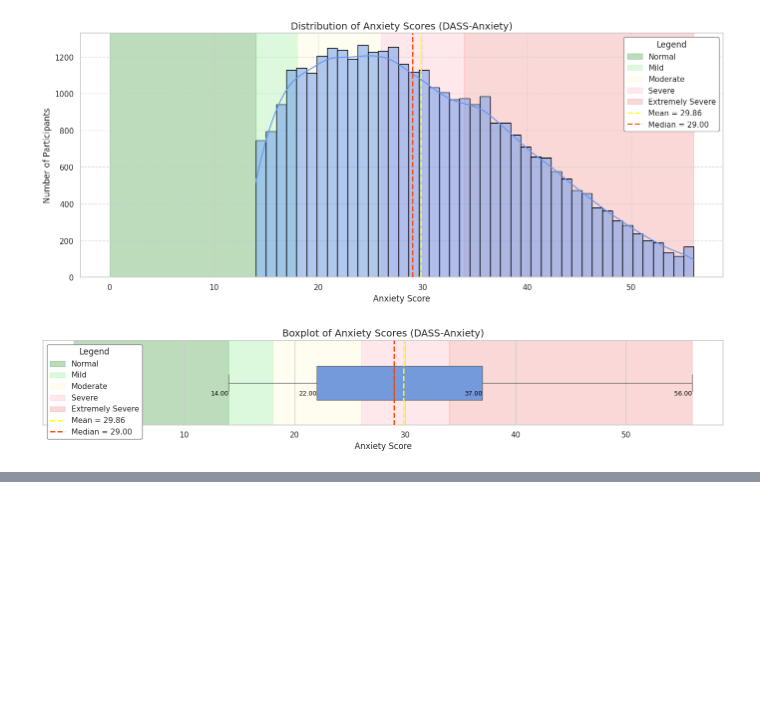
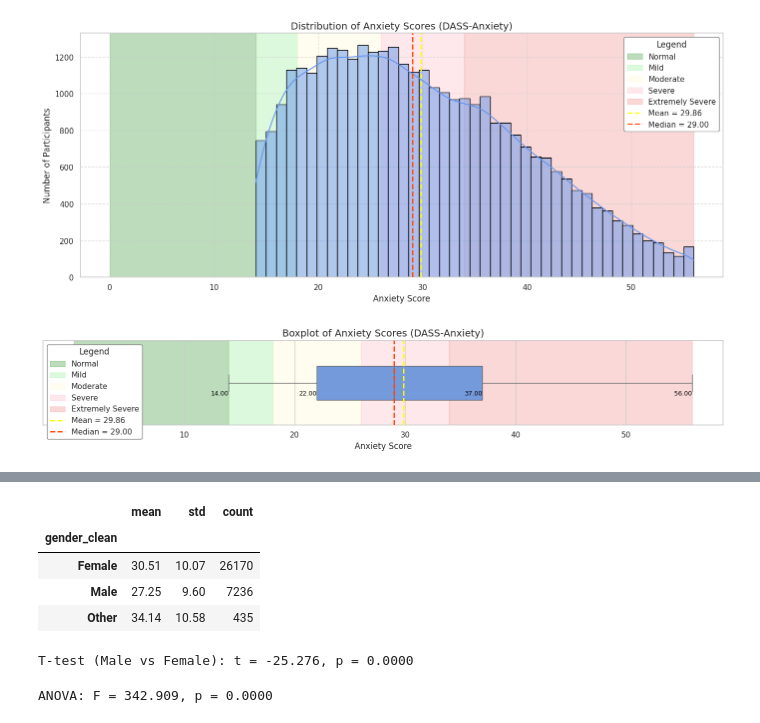
Before and after one commit to vrelvape/individual-project-mental-health, a Jupyter notebook: notebooks/01_exploration.ipynb, the cells around one changed output, grey strips where cells are left out. Drawn from its saved outputs; the diff is of its cells as text; code cells hidden in the pictures; blank space fills up the shorter version.

```diff
--- a/notebooks/01_exploration.ipynb
+++ b/notebooks/01_exploration.ipynb
@@ -833,0 +874,39 @@ plt.show()
+# %%
+# Calculer la moyenne et l'écart-type du score d'anxiété par genre (sans 'No response')
+mean_std_by_gender = gender_filtered_df.groupby("gender_clean")["dassanxiety"].agg(['mean', 'std', 'count']).round(2)
+display(mean_std_by_gender)
+# %% [output]
+|  | mean | std | count |
+| gender_clean |  |  |  |
+| Female | 30.51 | 10.07 | 26170 |
+| Male | 27.25 | 9.60 | 7236 |
+| Other | 34.14 | 10.58 | 435 |
+# %%
+from scipy.stats import ttest_ind
+
+# Extraire les deux groupes
+male_scores = gender_filtered_df[gender_filtered_df["gender_clean"] == "Male"]["dassanxiety"]
+female_scores = gender_filtered_df[gender_filtered_df["gender_clean"] == "Female"]["dassanxiety"]
+
+# T-test indépendant
+t_stat, p_val = ttest_ind(male_scores, female_scores, equal_var=False)
+
+print(f"T-test (Male vs Female): t = {t_stat:.3f}, p = {p_val:.4f}")
+# %% [output]
+T-test (Male vs Female): t = -25.276, p = 0.0000
+# %%
+from scipy.stats import f_oneway
+
+# Regrouper les données par genre
+grouped_scores = [
+    group["dassanxiety"].values
+    for name, group in gender_filtered_df.groupby("gender_clean")
+    if name in ["Male", "Female", "Other"]
+]
+
+# Test ANOVA
+f_stat, p_val = f_oneway(*grouped_scores)
+
+print(f"ANOVA: F = {f_stat:.3f}, p = {p_val:.4f}")
+# %% [output]
+ANOVA: F = 342.909, p = 0.0000
```
Also changed, not shown: parts of 2 cells of this notebook.
